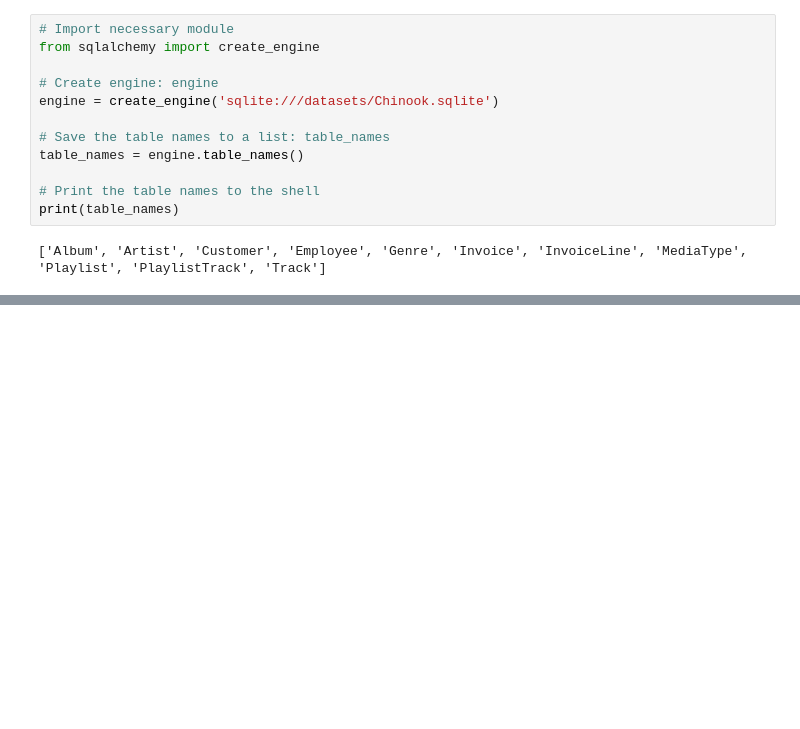
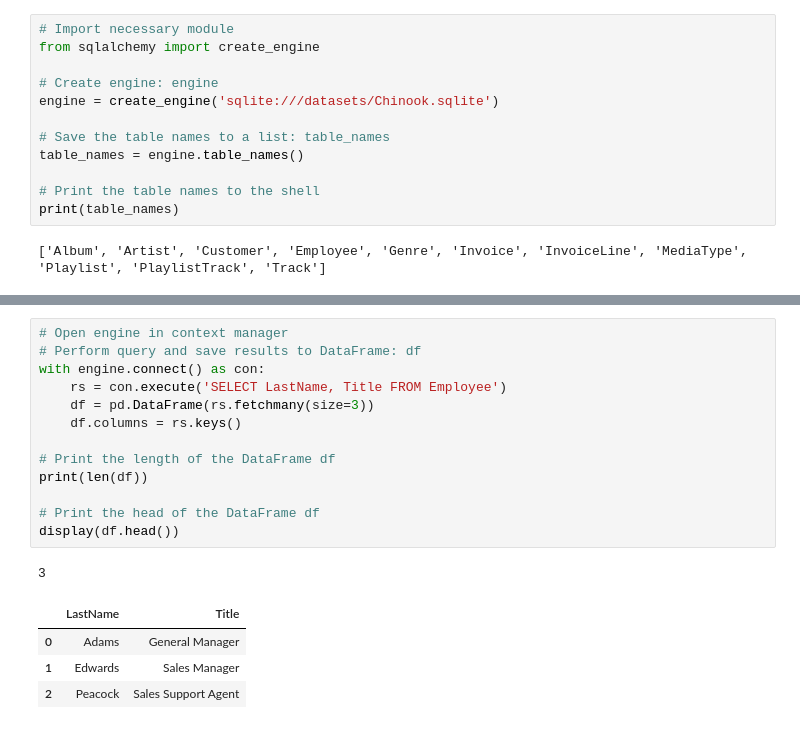
Before and after one commit to pedrogrigorio/DataCamp-Python-Data-Science-Track, a Jupyter notebook: 11-Introduction_to_Importing_Data_in_Python/notebook.ipynb, the cells around one changed output, grey strips where cells are left out. Saved outputs shown, nothing was run; the diff lists cells and outputs as text; blank space fills up the shorter version.

```diff
--- a/11-Introduction_to_Importing_Data_in_Python/notebook.ipynb
+++ b/11-Introduction_to_Importing_Data_in_Python/notebook.ipynb
@@ -561,0 +608,19 @@ print(table_names)
+# %%
+# Open engine in context manager
+# Perform query and save results to DataFrame: df
+with engine.connect() as con:
+    rs = con.execute('SELECT LastName, Title FROM Employee')
+    df = pd.DataFrame(rs.fetchmany(size=3))
+    df.columns = rs.keys()
+
+# Print the length of the DataFrame df
+print(len(df))
+
+# Print the head of the DataFrame df
+display(df.head())
+# %% [output]
+3
+|  | LastName | Title |
+| 0 | Adams | General Manager |
+| 1 | Edwards | Sales Manager |
+| 2 | Peacock | Sales Support Agent |
```
Also changed, not shown: parts of 7 cells of this notebook.
